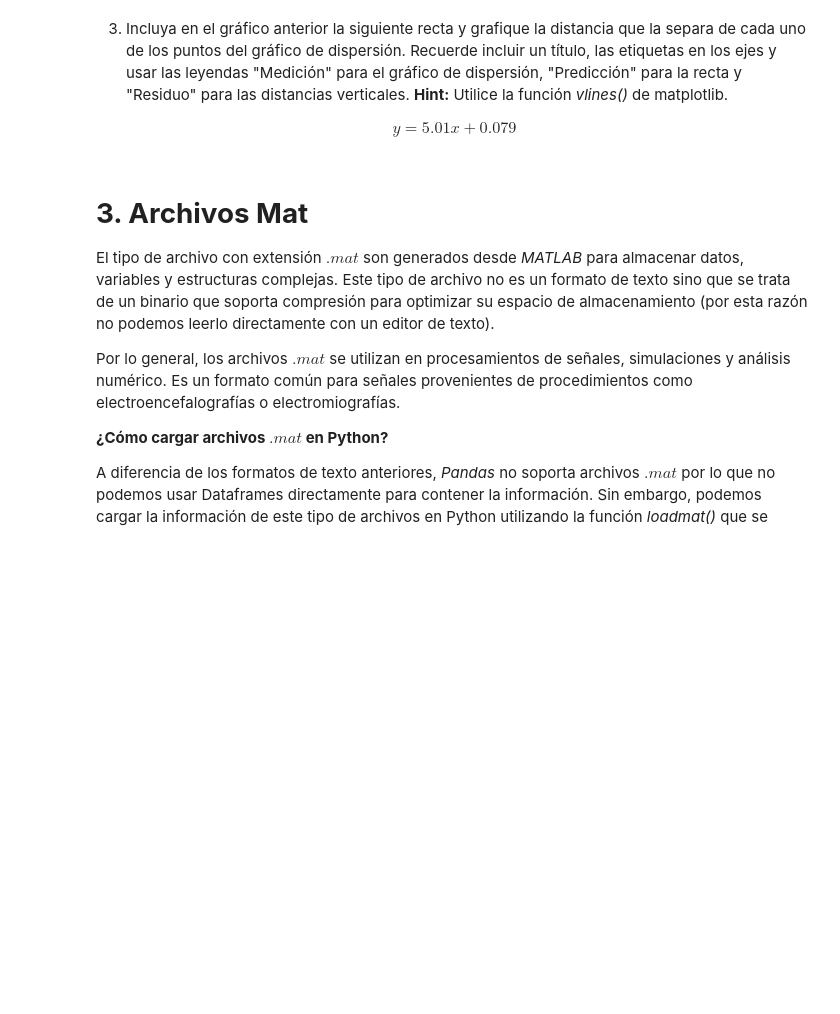
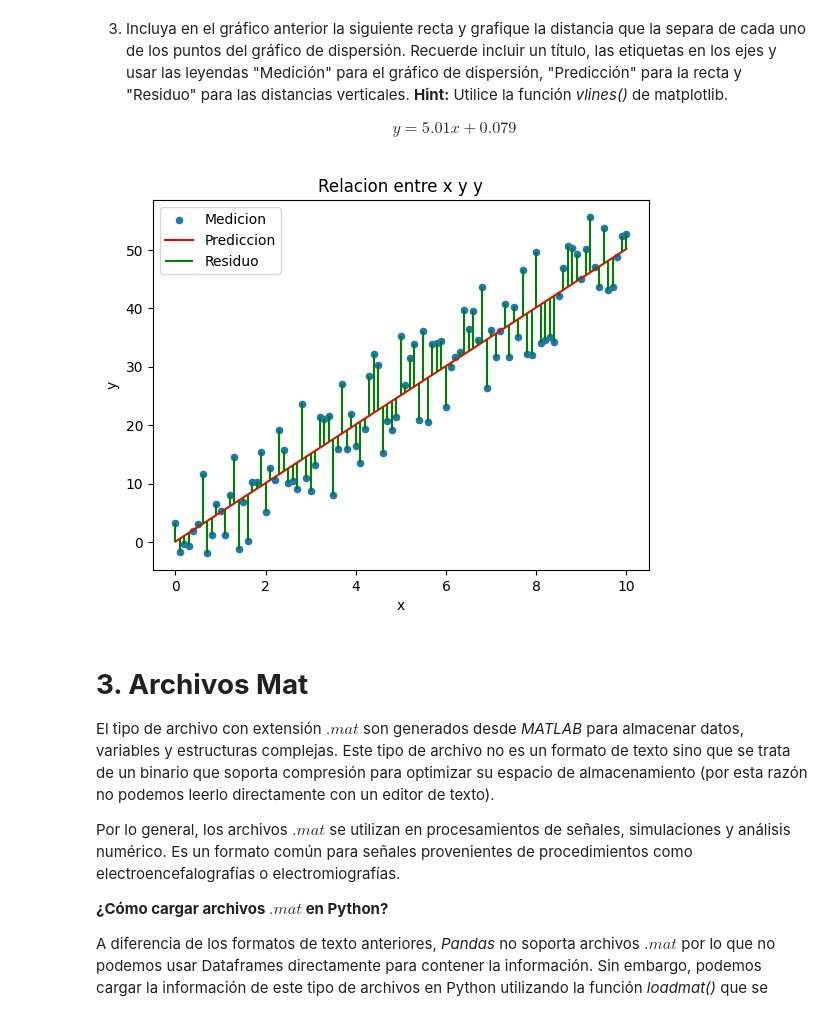
Before and after one commit to JuanDavidforhuerf/lab-3-FML, a Jupyter notebook: Laboratorio_3_20261.ipynb, the cells around one changed output. Drawn from its saved outputs; the diff is of its cells as text; code cells hidden in the pictures; blank space fills up the shorter version.

```diff
--- a/Laboratorio_3_20261.ipynb
+++ b/Laboratorio_3_20261.ipynb
@@ -154,6 +172,17 @@ pip install openpyxl
 \begin{align}
   y = 5.01x + 0.079
   \end{align}
+# %%
+df['y_pred'] = df['x']*5.01 + 0.079
+fig, ax = plt.subplots()
+df.plot.scatter(x="x", y="y", ax=ax, title = 'Relacion entre x y y', xlabel = 'x', ylabel = 'y', label = 'Medicion')
+ax.plot(df['x'], df['y_pred'], color = 'red', label = 'Prediccion')
+ax.vlines(df['x'], ymin=df['y'], ymax=df['y_pred'], color = 'green', label = 'Residuo')
+
+ax.legend()
+plt.show()
+# %% [output]
+[figure, added]
 # %% [markdown]
 # **3. Archivos Mat**
 
```
Also changed, not shown: parts of 6 cells of this notebook, 50 other files.
